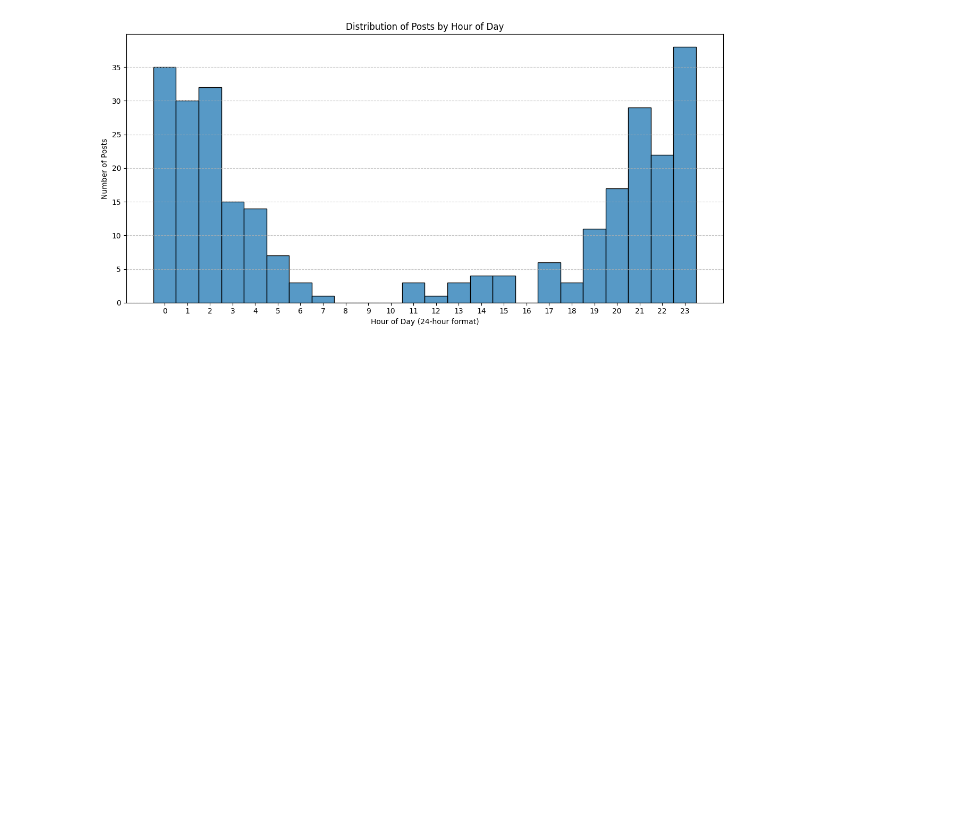
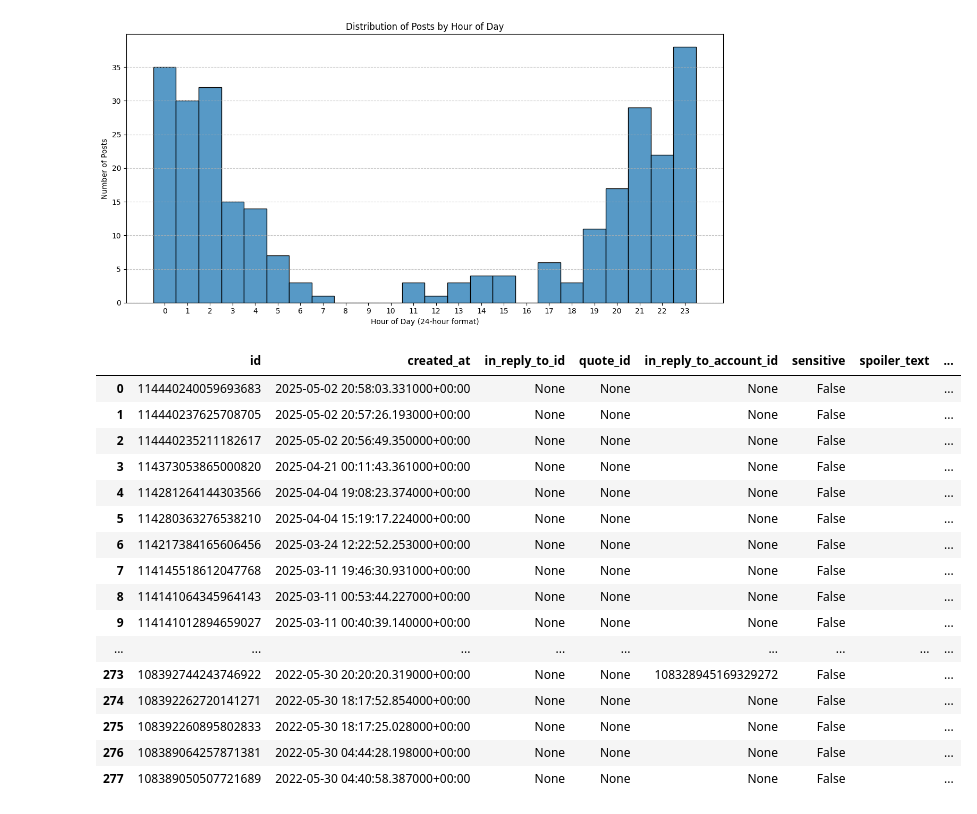
Before and after one commit to Mrizzuto/TruthSocial_Notebook, a Jupyter notebook: TruthBrush_Interface.ipynb, the cells around one changed output. Drawn from its saved outputs; the diff is of its cells as text; code cells hidden in the pictures; blank space fills up the shorter version.

```diff
--- a/TruthBrush_Interface.ipynb
+++ b/TruthBrush_Interface.ipynb
@@ -13,6 +13,9 @@ import pandas as pd
 from datetime import datetime
 import io
 from IPython.display import display, HTML
+
+pd.set_option('display.max_rows', 500)
+pd.set_option('display.max_columns', 500)
 # %% [markdown]
 ### Set Up
 # %%
@@ -551,3 +554,29 @@ plot_posting_time_distribution(posts_df)
 # %% [output]
 [figure]
 [figure]
+# %%
+
+#[print(x) for x in posts_df['url']]
+
+#[print(x) for x in posts_df['reblog']]
+
+
+posts_df
+# %% [output]
+|  | id | created_at | in_reply_to_id | quote_id | in_reply_to_account_id | sensitive | spoiler_text | ... |
+| 0 | 114440240059693683 | 2025-05-02 20:58:03.331000+00:00 | None | None | None | False |  | ... |
+| 1 | 114440237625708705 | 2025-05-02 20:57:26.193000+00:00 | None | None | None | False |  | ... |
+| 2 | 114440235211182617 | 2025-05-02 20:56:49.350000+00:00 | None | None | None | False |  | ... |
+| 3 | 114373053865000820 | 2025-04-21 00:11:43.361000+00:00 | None | None | None | False |  | ... |
+| 4 | 114281264144303566 | 2025-04-04 19:08:23.374000+00:00 | None | None | None | False |  | ... |
+| 5 | 114280363276538210 | 2025-04-04 15:19:17.224000+00:00 | None | None | None | False |  | ... |
+| 6 | 114217384165606456 | 2025-03-24 12:22:52.253000+00:00 | None | None | None | False |  | ... |
+| 7 | 114145518612047768 | 2025-03-11 19:46:30.931000+00:00 | None | None | None | False |  | ... |
+| 8 | 114141064345964143 | 2025-03-11 00:53:44.227000+00:00 | None | None | None | False |  | ... |
+| 9 | 114141012894659027 | 2025-03-11 00:40:39.140000+00:00 | None | None | None | False |  | ... |
+| ... | ... | ... | ... | ... | ... | ... | ... | ... |
+| 273 | 108392744243746922 | 2022-05-30 20:20:20.319000+00:00 | None | None | 108328945169329272 | False |  | ... |
+| 274 | 108392262720141271 | 2022-05-30 18:17:52.854000+00:00 | None | None | None | False |  | ... |
+| 275 | 108392260895802833 | 2022-05-30 18:17:25.028000+00:00 | None | None | None | False |  | ... |
+| 276 | 108389064257871381 | 2022-05-30 04:44:28.198000+00:00 | None | None | None | False |  | ... |
+| 277 | 108389050507721689 | 2022-05-30 04:40:58.387000+00:00 | None | None | None | False |  | ... |
```
Also changed, not shown: parts of 7 cells of this notebook, 5 other files.
